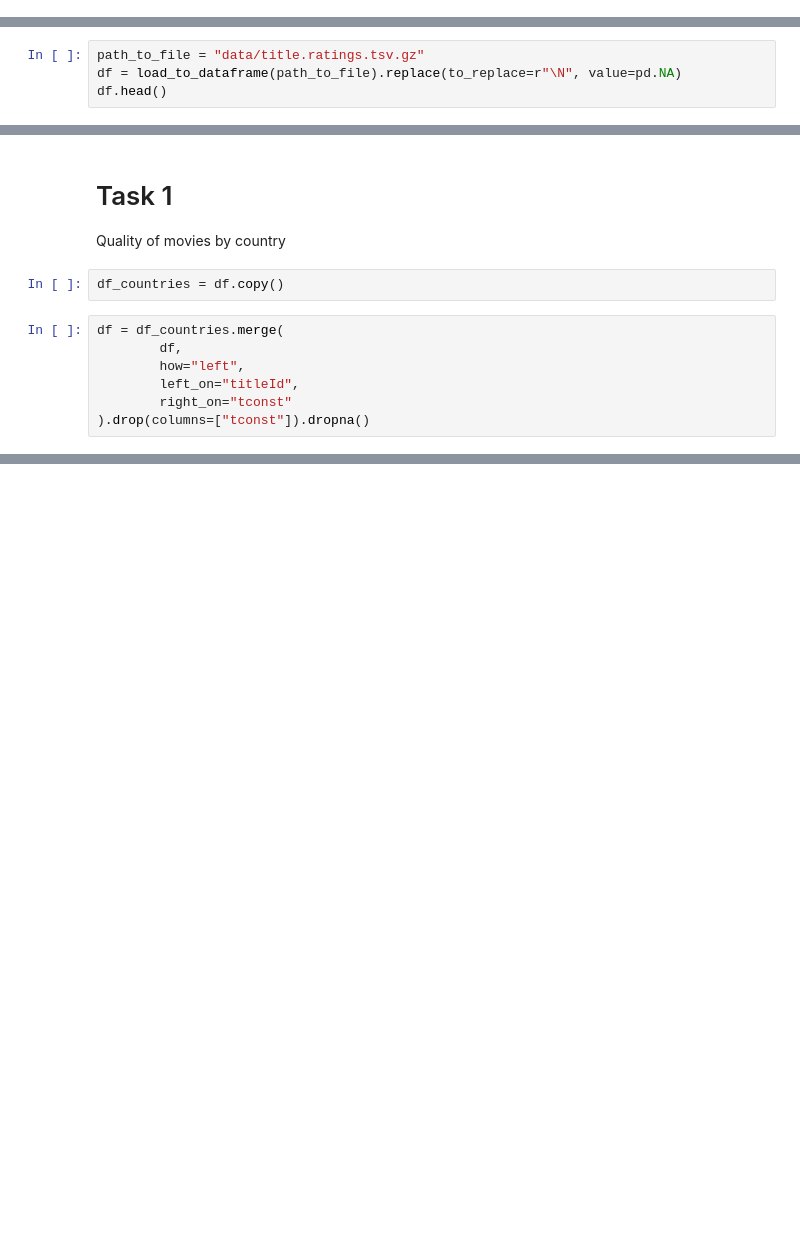
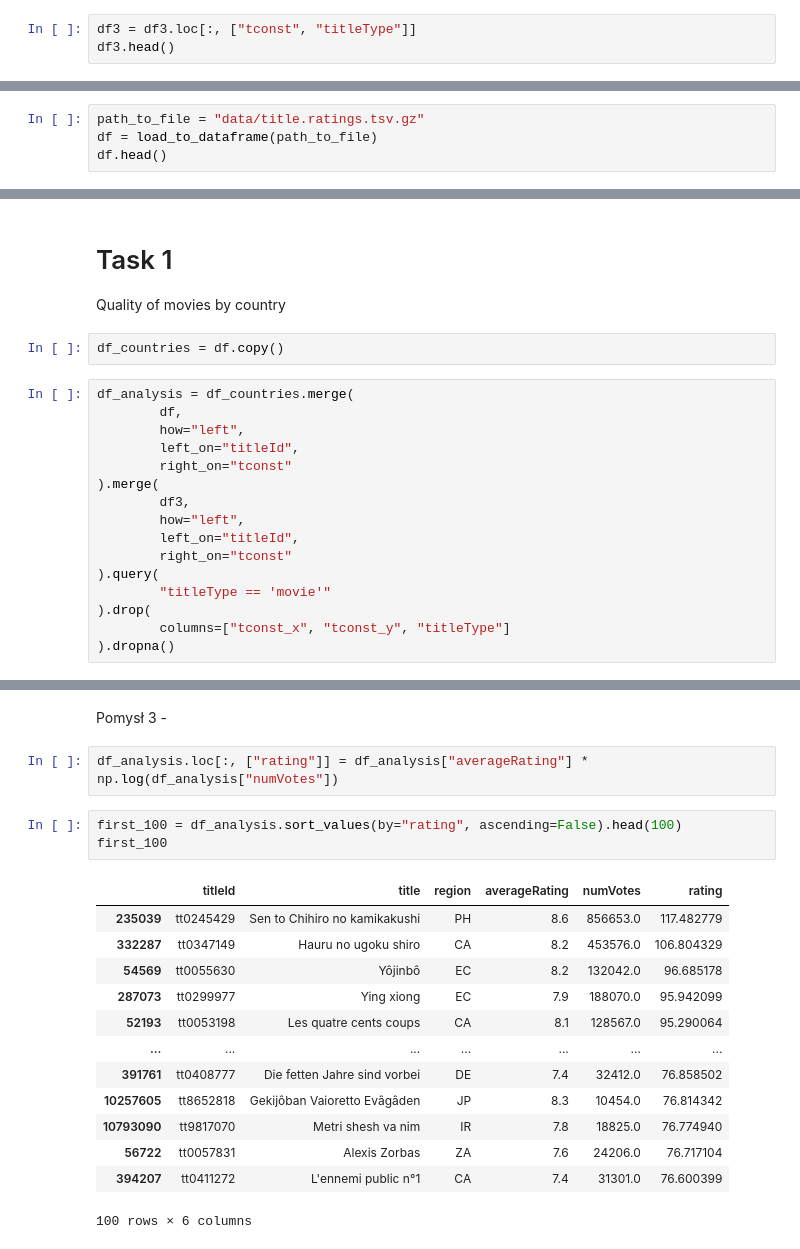
Before and after one commit to jakubweglowski/NPD-final-project, a Jupyter notebook: first_look.ipynb, the cells around one changed output, grey strips where cells are left out. Cells and saved outputs as stored; diff of their text form; blank space fills up the shorter version.

```diff
--- a/first_look.ipynb
+++ b/first_look.ipynb
@@ -152,0 +134,3 @@ df.replace(to_replace=r"\N", value=pd.NA).head()
+# %%
+df3 = df3.loc[:, ["tconst", "titleType"]]
+df3.head()
@@ -172,7 +163,7 @@ df.head()
 Siódma ramka:
 # %%
 path_to_file = "data/title.ratings.tsv.gz"
-df = load_to_dataframe(path_to_file).replace(to_replace=r"\N", value=pd.NA)
+df = load_to_dataframe(path_to_file)
 df.head()
 # %% [output]
 |  | tconst | averageRating | numVotes |
@@ -187,9 +178,18 @@ Quality of movies by country
 # %%
 df_countries = df.copy()
 # %%
-df = df_countries.merge(
+df_analysis = df_countries.merge(
         df,
         how="left",
         left_on="titleId",
         right_on="tconst"
-).drop(columns=["tconst"]).dropna()
+).merge(
+        df3,
+        how="left",
+        left_on="titleId",
+        right_on="tconst"
+).query(
+        "titleType == 'movie'"
+).drop(
+        columns=["tconst_x", "tconst_y", "titleType"]
+).dropna()
@@ -209,0 +251,21 @@ df = df_countries.merge(
+# %% [markdown]
+Pomysł 3 -
+# %%
+df_analysis.loc[:, ["rating"]] = df_analysis["averageRating"] * np.log(df_analysis["numVotes"])
+# %%
+first_100 = df_analysis.sort_values(by="rating", ascending=False).head(100)
+first_100
+# %% [output]
+|  | titleId | title | region | averageRating | numVotes | rating |
+| 235039 | tt0245429 | Sen to Chihiro no kamikakushi | PH | 8.6 | 856653.0 | 117.482779 |
+| 332287 | tt0347149 | Hauru no ugoku shiro | CA | 8.2 | 453576.0 | 106.804329 |
+| 54569 | tt0055630 | Yôjinbô | EC | 8.2 | 132042.0 | 96.685178 |
+| 287073 | tt0299977 | Ying xiong | EC | 7.9 | 188070.0 | 95.942099 |
+| 52193 | tt0053198 | Les quatre cents coups | CA | 8.1 | 128567.0 | 95.290064 |
+| ... | ... | ... | ... | ... | ... | ... |
+| 391761 | tt0408777 | Die fetten Jahre sind vorbei | DE | 7.4 | 32412.0 | 76.858502 |
+| 10257605 | tt8652818 | Gekijôban Vaioretto Evâgâden | JP | 8.3 | 10454.0 | 76.814342 |
+| 10793090 | tt9817070 | Metri shesh va nim | IR | 7.8 | 18825.0 | 76.774940 |
+| 56722 | tt0057831 | Alexis Zorbas | ZA | 7.6 | 24206.0 | 76.717104 |
+| 394207 | tt0411272 | L'ennemi public n°1 | CA | 7.4 | 31301.0 | 76.600399 |
+100 rows × 6 columns
```
Also changed, not shown: parts of 30 cells of this notebook.
